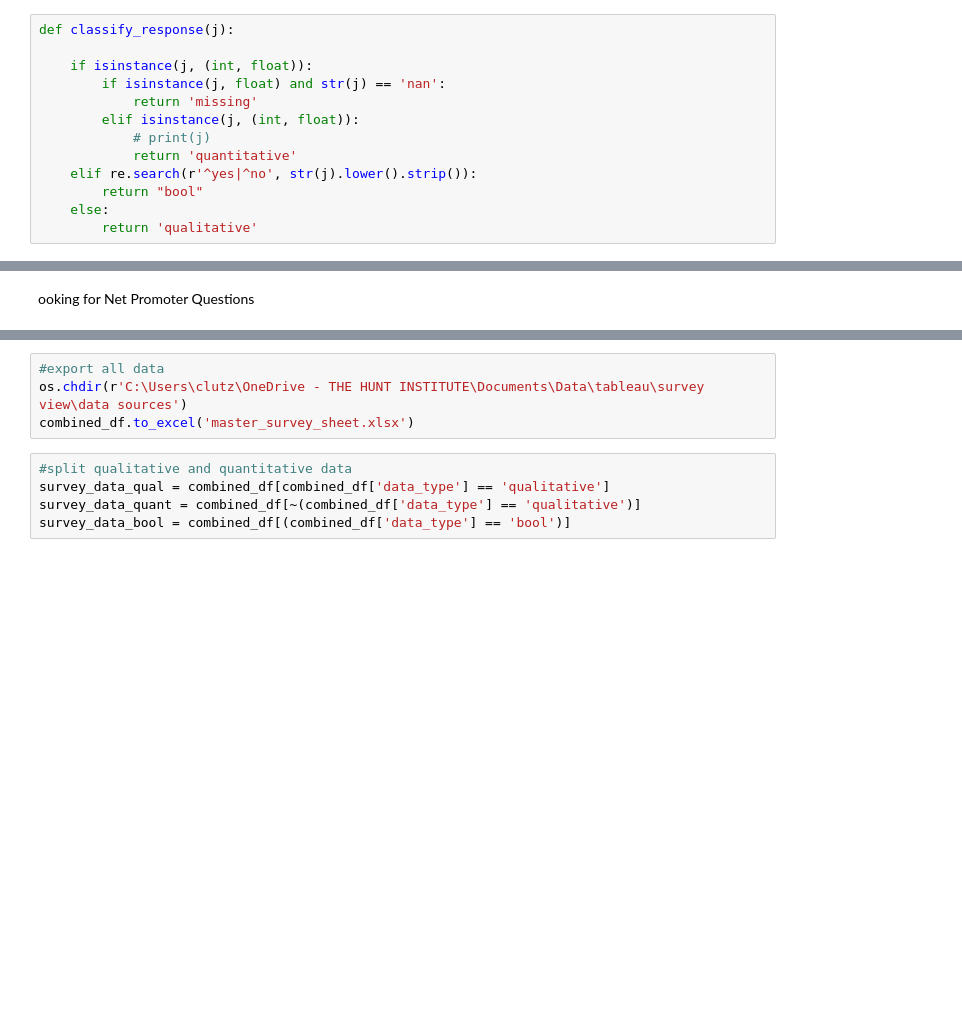
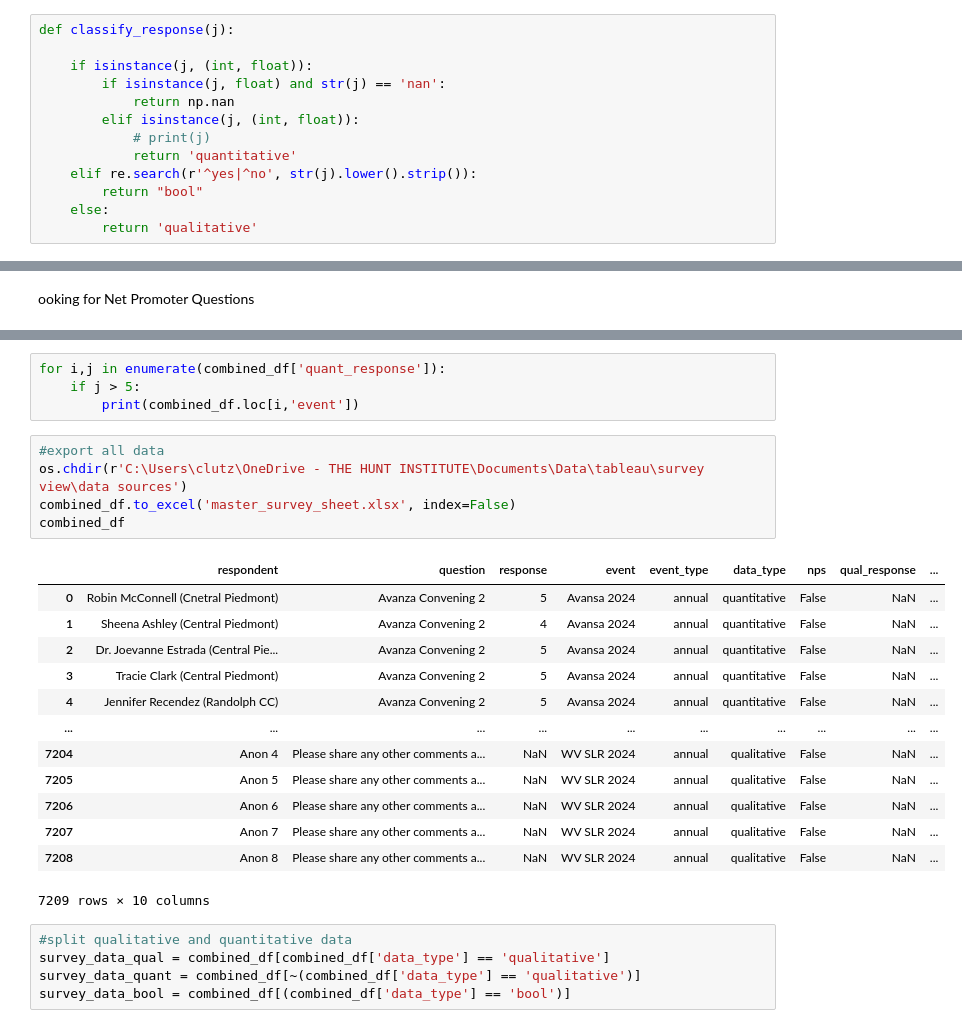
Before and after one commit to cnlutz20/THI_CPRL, a Jupyter notebook: surveys/pull_survey_data.ipynb, the cells around one changed output, grey strips where cells are left out. Saved outputs shown, nothing was run; the diff lists cells and outputs as text; blank space fills up the shorter version.

```diff
--- a/surveys/pull_survey_data.ipynb
+++ b/surveys/pull_survey_data.ipynb
@@ -16,7 +16,7 @@ def classify_response(j):
 
     if isinstance(j, (int, float)):
         if isinstance(j, float) and str(j) == 'nan':
-            return 'missing'
+            return np.nan
         elif isinstance(j, (int, float)):
             # print(j)
             return 'quantitative'
@@ -283,7 +334,26 @@ Error:
+# %%
+for i,j in enumerate(combined_df['quant_response']):
+    if j > 5:
+        print(combined_df.loc[i,'event'])
 # %%
 #export all data
 os.chdir(r'C:\Users\clutz\OneDrive - THE HUNT INSTITUTE\Documents\Data\tableau\survey view\data sources')
-combined_df.to_excel('master_survey_sheet.xlsx')
+combined_df.to_excel('master_survey_sheet.xlsx', index=False)
+combined_df
+# %% [output]
+|  | respondent | question | response | event | event_type | data_type | nps | qual_response | ... |
+| 0 | Robin McConnell (Cnetral Piedmont) | Avanza Convening 2 | 5 | Avansa 2024 | annual | quantitative | False | NaN | ... |
+| 1 | Sheena Ashley (Central Piedmont) | Avanza Convening 2 | 4 | Avansa 2024 | annual | quantitative | False | NaN | ... |
+| 2 | Dr. Joevanne Estrada (Central Pie... | Avanza Convening 2 | 5 | Avansa 2024 | annual | quantitative | False | NaN | ... |
+| 3 | Tracie Clark (Central Piedmont) | Avanza Convening 2 | 5 | Avansa 2024 | annual | quantitative | False | NaN | ... |
+| 4 | Jennifer Recendez (Randolph CC) | Avanza Convening 2 | 5 | Avansa 2024 | annual | quantitative | False | NaN | ... |
+| ... | ... | ... | ... | ... | ... | ... | ... | ... | ... |
+| 7204 | Anon 4 | Please share any other comments a... | NaN | WV SLR 2024 | annual | qualitative | False | NaN | ... |
+| 7205 | Anon 5 | Please share any other comments a... | NaN | WV SLR 2024 | annual | qualitative | False | NaN | ... |
+| 7206 | Anon 6 | Please share any other comments a... | NaN | WV SLR 2024 | annual | qualitative | False | NaN | ... |
+| 7207 | Anon 7 | Please share any other comments a... | NaN | WV SLR 2024 | annual | qualitative | False | NaN | ... |
+| 7208 | Anon 8 | Please share any other comments a... | NaN | WV SLR 2024 | annual | qualitative | False | NaN | ... |
+7209 rows × 10 columns
 # %%
 #split qualitative and quantitative data
 survey_data_qual = combined_df[combined_df['data_type'] == 'qualitative']
```
Also changed, not shown: parts of 22 cells of this notebook, 2 other files.
